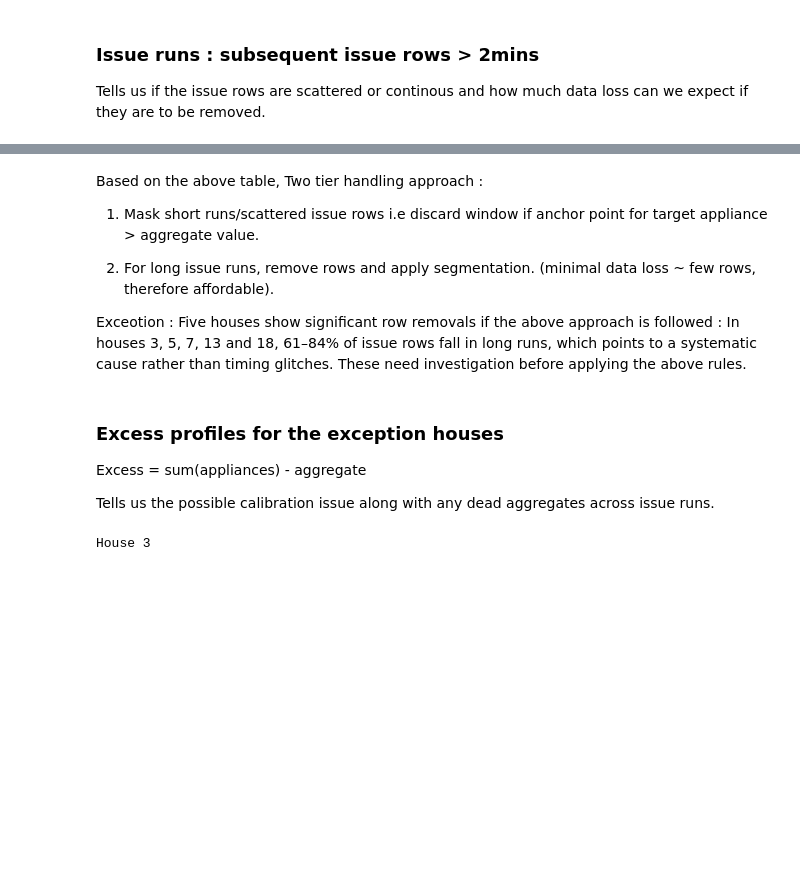
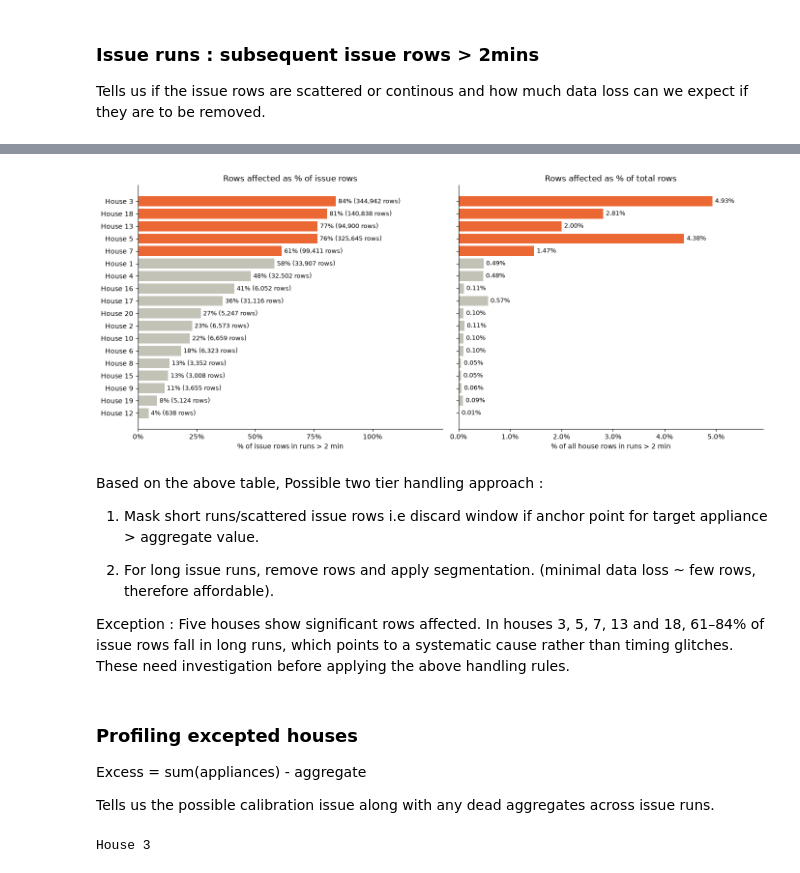
Before and after one commit to rulezcasa/nilm-moment, a Jupyter notebook: EDA.ipynb, the cells around one changed output, grey strips where cells are left out. Drawn from its saved outputs; the diff is of its cells as text; code cells hidden in the pictures; blank space fills up the shorter version.

```diff
--- a/EDA.ipynb
+++ b/EDA.ipynb
@@ -232,12 +234,44 @@ Total time removed: 89 days 01:11:28
+# %%
+TOP_N = 5  # highlight the houses with the highest share of issue rows in long runs
+
+summary = long_run_summary.sort_values("% of issue rows")  # ascending so the highest bar ends up on top
+top_houses = summary.index[-TOP_N:]
+labels = [f"House {h}" for h in summary.index]
+colors = ["#eb6834" if h in top_houses else "#c3c2b7" for h in summary.index]
+
+fig, (ax1, ax2) = plt.subplots(1, 2, figsize=(14, 6), sharey=True)  # same house order in both panels
+
+# Left: share of each house's issue rows that sit in long runs
+ax1.barh(labels, summary["% of issue rows"], color=colors)
+for i, (v, n) in enumerate(zip(summary["% of issue rows"], summary["Rows affected"])):
+    ax1.text(v + 0.01, i, f"{v:.0%} ({n:,} rows)", va="center", fontsize=9)
+ax1.set(xlabel="% of issue rows in runs > 2 min", xlim=(0, 1.3), xticks=[0, 0.25, 0.5, 0.75, 1],  # extra room on the right for labels
+        title="Rows affected as % of issue rows")
+
+# Right: the same rows as a share of the whole house
+house_share = summary["% of house rows"]
+ax2.barh(labels, house_share, color=colors)
+for i, v in enumerate(house_share):
+    ax2.text(v + house_share.max() * 0.01, i, f"{v:.2%}", va="center", fontsize=9)
+ax2.set(xlabel="% of all house rows in runs > 2 min", xlim=(0, house_share.max() * 1.2),
+        title="Rows affected as % of total rows")
+
+for ax in (ax1, ax2):
+    ax.xaxis.set_major_formatter(PercentFormatter(1))
+    ax.spines[["top", "right"]].set_visible(False)
+plt.tight_layout()
+plt.show()
+# %% [output]
+[figure, added]
 # %% [markdown]
-Based on the above table, Two tier handling approach :
+Based on the above table, Possible two tier handling approach :
 1. Mask short runs/scattered issue rows i.e discard window if anchor point for target appliance > aggregate value.
 
 2. For long issue runs, remove rows and apply segmentation. (minimal data loss ~ few rows, therefore affordable).
 
-Exceotion : Five houses show significant row removals if the above approach is followed : In houses 3, 5, 7, 13 and 18, 61–84% of issue rows fall in long runs, which points to a systematic cause rather than timing glitches. These need investigation before applying the above rules.
+Exception : Five houses show significant rows affected. In houses 3, 5, 7, 13 and 18, 61–84% of issue rows fall in long runs, which points to a systematic cause rather than timing glitches. These need investigation before applying the above handling rules.
 # %% [markdown]
-### Excess profiles for the exception houses
+### Profiling excepted houses
 
 Excess = sum(appliances) - aggregate
 
```
Also changed, not shown: parts of 13 cells of this notebook.
